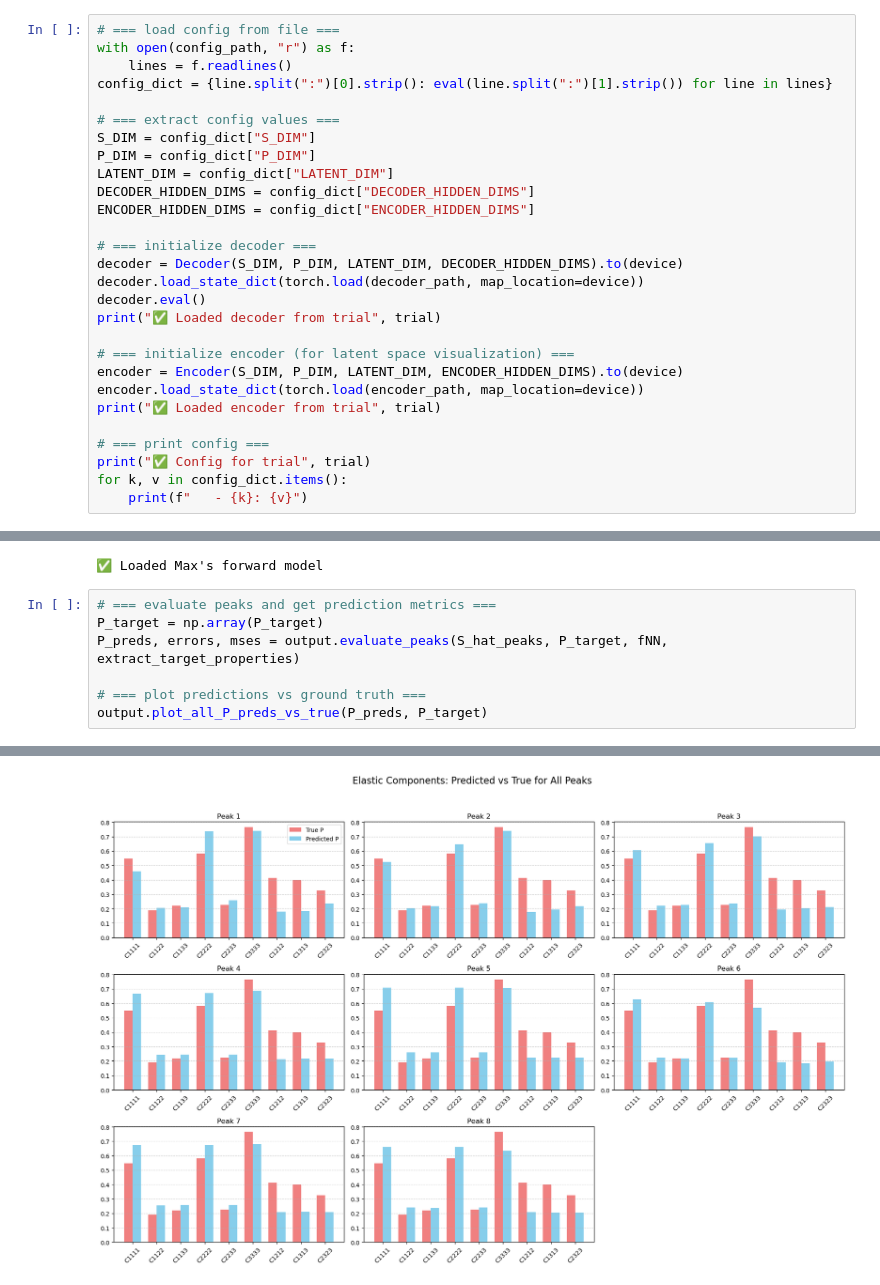
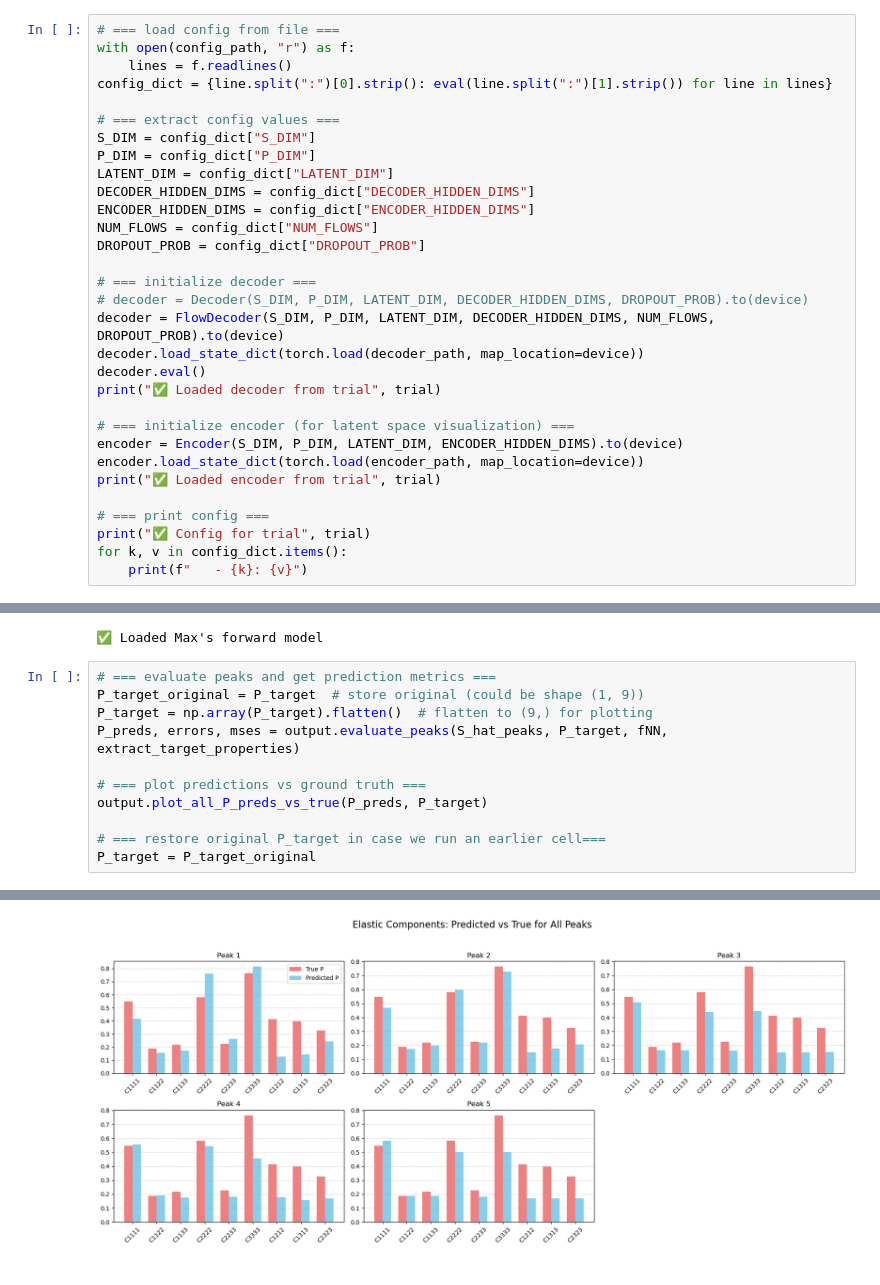
Before and after one commit to ellielin23/inverse_design_spinodoids, a Jupyter notebook: spinodoid_cvae/evaluate.ipynb, the cells around one changed output, grey strips where cells are left out. Cells and saved outputs as stored; diff of their text form.

Commit message:
add mc dropout

```diff
--- a/spinodoid_cvae/evaluate.ipynb
+++ b/spinodoid_cvae/evaluate.ipynb
@@ -50,9 +51,12 @@ P_DIM = config_dict["P_DIM"]
 LATENT_DIM = config_dict["LATENT_DIM"]
 DECODER_HIDDEN_DIMS = config_dict["DECODER_HIDDEN_DIMS"]
 ENCODER_HIDDEN_DIMS = config_dict["ENCODER_HIDDEN_DIMS"]
+NUM_FLOWS = config_dict["NUM_FLOWS"]
+DROPOUT_PROB = config_dict["DROPOUT_PROB"]
 
 # === initialize decoder ===
-decoder = Decoder(S_DIM, P_DIM, LATENT_DIM, DECODER_HIDDEN_DIMS).to(device)
+# decoder = Decoder(S_DIM, P_DIM, LATENT_DIM, DECODER_HIDDEN_DIMS, DROPOUT_PROB).to(device)
+decoder = FlowDecoder(S_DIM, P_DIM, LATENT_DIM, DECODER_HIDDEN_DIMS, NUM_FLOWS, DROPOUT_PROB).to(device)
 decoder.load_state_dict(torch.load(decoder_path, map_location=device))
 decoder.eval()
 print("✅ Loaded decoder from trial", trial)
@@ -172,11 +166,15 @@ WARNING:absl:No training configuration found in the save file, so the model was
 ✅ Loaded Max's forward model
 # %%
 # === evaluate peaks and get prediction metrics ===
-P_target = np.array(P_target)
+P_target_original = P_target  # store original (could be shape (1, 9))
+P_target = np.array(P_target).flatten()  # flatten to (9,) for plotting
 P_preds, errors, mses = output.evaluate_peaks(S_hat_peaks, P_target, fNN, extract_target_properties)
 
 # === plot predictions vs ground truth ===
 output.plot_all_P_preds_vs_true(P_preds, P_target)
+
+# === restore original P_target in case we run an earlier cell===
+P_target = P_target_original
 # %% [output]
 Peak   ||P_pred - P_true||    MSE (per peak)
 ---------------------------------------------
@@ -193,4 +188,4 @@ Peak   ||P_pred - P_true||    MSE (per peak)
-[figure, old version]
+[figure, new version]
 # %%
 closest_idx = np.argmin(np.linalg.norm(S_hats - S_true, axis=1))
 closest_dist = np.linalg.norm(S_hats[closest_idx] - S_true)
```
Also changed, not shown: parts of 8 cells of this notebook, 14 other files.
